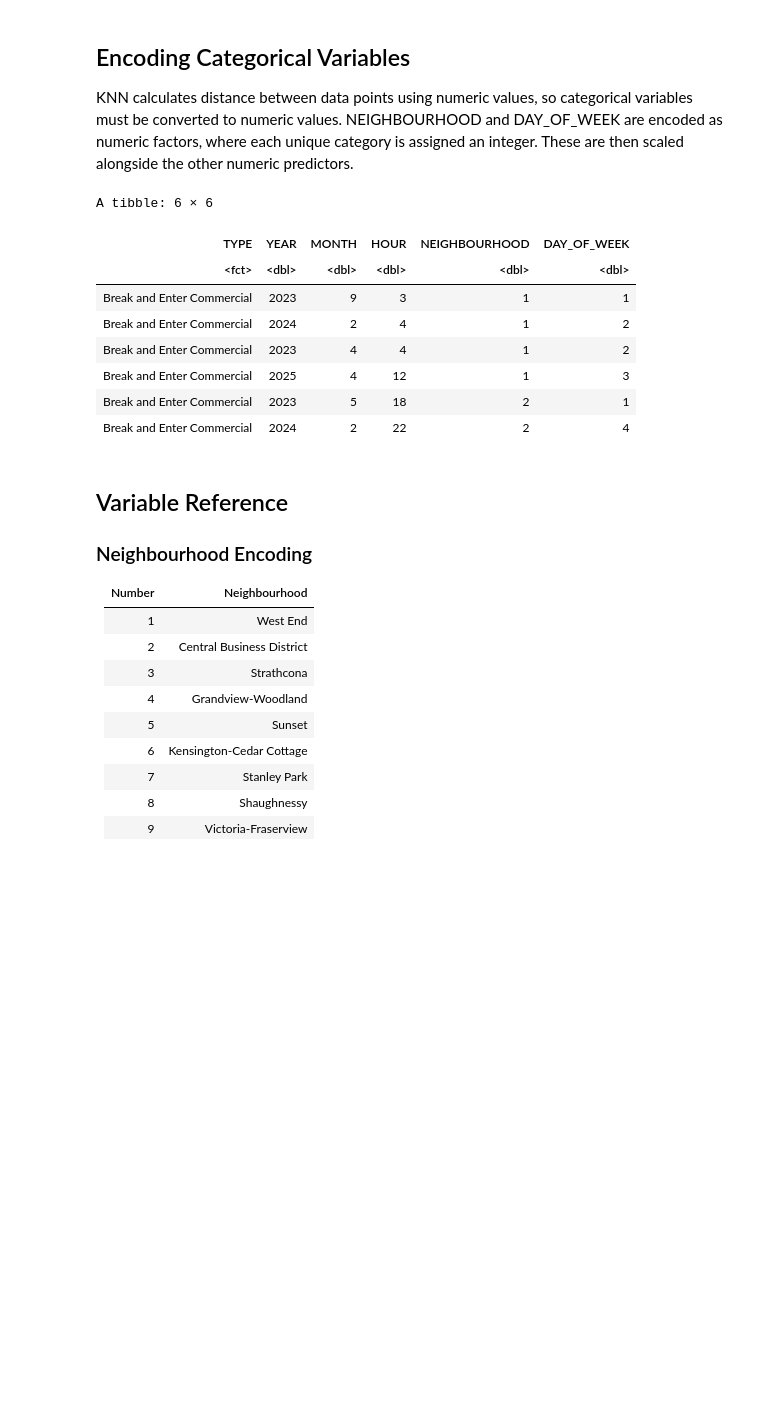
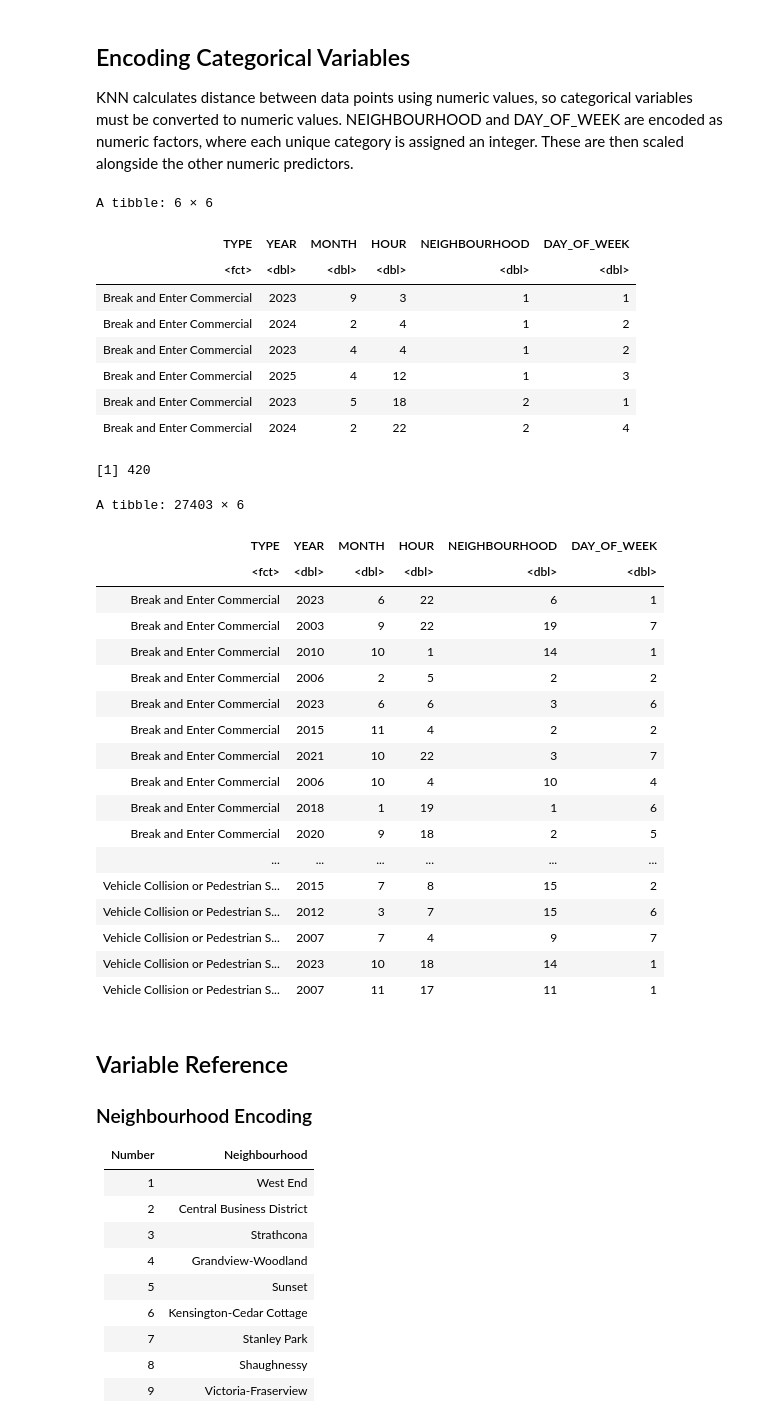
Before and after one commit to kzhao17/Crime-Classifier, a Jupyter notebook: Crime-Classifier.ipynb, the cells around one changed output. Cells and saved outputs as stored; diff of their text form; code cells hidden in the pictures; blank space fills up the shorter version.

```diff
--- a/Crime-Classifier.ipynb
+++ b/Crime-Classifier.ipynb
@@ -147,6 +147,9 @@ crimes_numeric <- crimes_clean |>
           DAY_OF_WEEK = as.numeric(DAY_OF_WEEK)) |>
     drop_na()
 head(crimes_numeric)
+Homs <- crimes_numeric |>
+    filter(TYPE == "Vehicle Collision or Pedestrian Struck (with Fatality)")
+nrow(Homs)
 # %% [output]
 A tibble: 6 × 6
 | TYPE | YEAR | MONTH | HOUR | NEIGHBOURHOOD | DAY_OF_WEEK |
@@ -157,6 +160,34 @@ A tibble: 6 × 6
 | Break and Enter Commercial | 2025 | 4 | 12 | 1 | 3 |
 | Break and Enter Commercial | 2023 | 5 | 18 | 2 | 1 |
 | Break and Enter Commercial | 2024 | 2 | 22 | 2 | 4 |
+[1] 420
+# %%
+set.seed(123)
+crimes_sample <- crimes_numeric %>%
+  group_by(TYPE) %>%
+  slice_sample(prop = 0.03) %>%
+  ungroup()
+crimes_sample
+# %% [output]
+A tibble: 27403 × 6
+| TYPE | YEAR | MONTH | HOUR | NEIGHBOURHOOD | DAY_OF_WEEK |
+| <fct> | <dbl> | <dbl> | <dbl> | <dbl> | <dbl> |
+| Break and Enter Commercial | 2023 | 6 | 22 | 6 | 1 |
+| Break and Enter Commercial | 2003 | 9 | 22 | 19 | 7 |
+| Break and Enter Commercial | 2010 | 10 | 1 | 14 | 1 |
+| Break and Enter Commercial | 2006 | 2 | 5 | 2 | 2 |
+| Break and Enter Commercial | 2023 | 6 | 6 | 3 | 6 |
+| Break and Enter Commercial | 2015 | 11 | 4 | 2 | 2 |
+| Break and Enter Commercial | 2021 | 10 | 22 | 3 | 7 |
+| Break and Enter Commercial | 2006 | 10 | 4 | 10 | 4 |
+| Break and Enter Commercial | 2018 | 1 | 19 | 1 | 6 |
+| Break and Enter Commercial | 2020 | 9 | 18 | 2 | 5 |
+| ... | ... | ... | ... | ... | ... |
+| Vehicle Collision or Pedestrian S... | 2015 | 7 | 8 | 15 | 2 |
+| Vehicle Collision or Pedestrian S... | 2012 | 3 | 7 | 15 | 6 |
+| Vehicle Collision or Pedestrian S... | 2007 | 7 | 4 | 9 | 7 |
+| Vehicle Collision or Pedestrian S... | 2023 | 10 | 18 | 14 | 1 |
+| Vehicle Collision or Pedestrian S... | 2007 | 11 | 17 | 11 | 1 |
 # %% [markdown]
 ## Variable Reference
 
```
Also changed, not shown: parts of 10 cells of this notebook.
